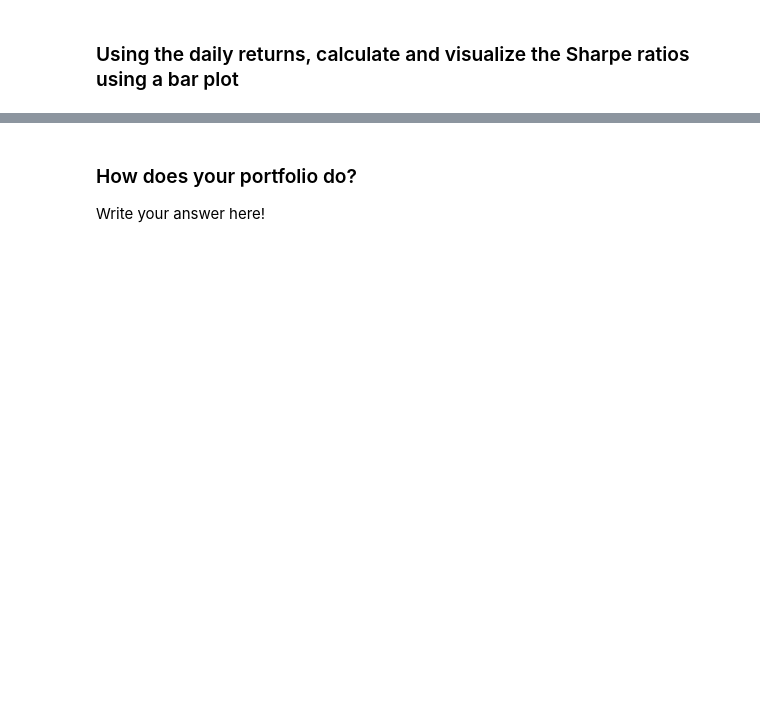
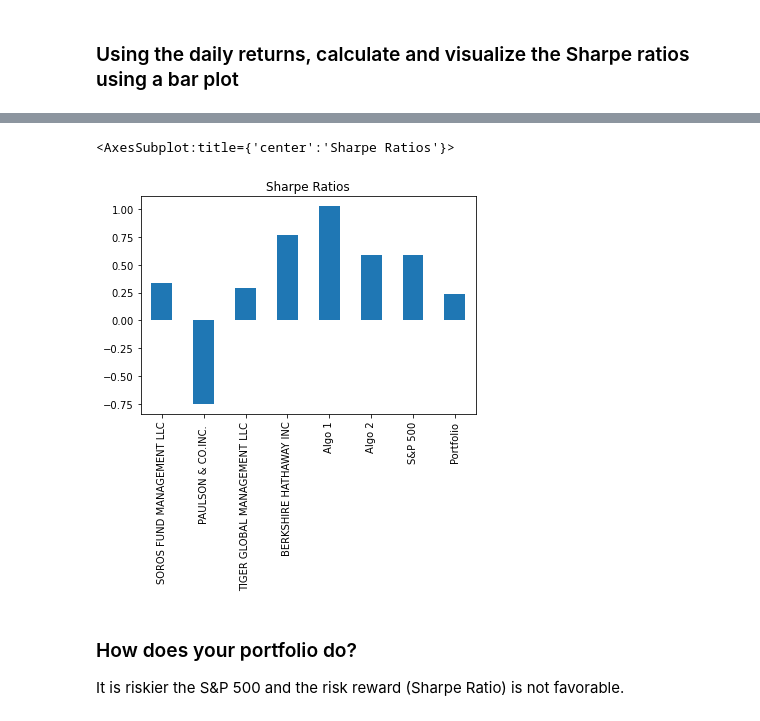
Before and after one commit to wchance/pandas-homework, a Jupyter notebook: whale_analysis.ipynb, the cells around one changed output, grey strips where cells are left out. Saved outputs shown, nothing was run; the diff lists cells and outputs as text; code cells hidden in the pictures; blank space fills up the shorter version.

```diff
--- a/whale_analysis.ipynb
+++ b/whale_analysis.ipynb
@@ -480,3 +567,5 @@ weights = [1/3, 1/3, 1/3]
 ### Using the daily returns, calculate and visualize the Sharpe ratios using a bar plot
 # %%
 # Calculate Annualzied Sharpe Ratios
+all_sharpe_ratios = (all_daily_returns.mean() * 252) / (all_daily_returns.std() * np.sqrt(252))
+all_sharpe_ratios
@@ -483,6 +582,10 @@ weights = [1/3, 1/3, 1/3]
 # %%
 # Visualize the sharpe ratios as a bar plot
+all_sharpe_ratios.plot(kind="bar", title="Sharpe Ratios")
+# %% [output]
+<AxesSubplot:title={'center':'Sharpe Ratios'}>
+[figure, added]
-# %% [markdown]
-### How does your portfolio do?
-
-Write your answer here!
+# %% [markdown]
+### How does your portfolio do?
+
+It is riskier the S&P 500 and the risk reward (Sharpe Ratio) is not favorable.
```
Also changed, not shown: parts of 21 cells of this notebook.
